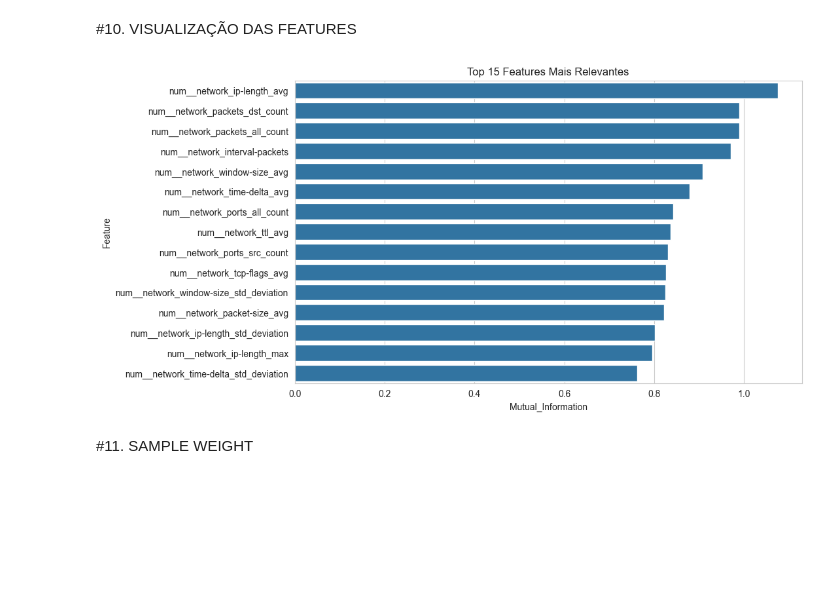
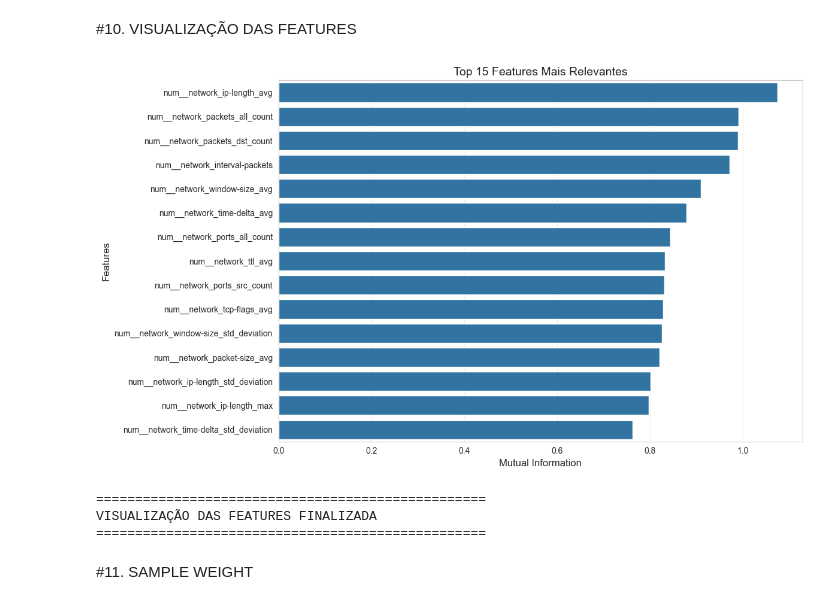
Before and after one commit to Bruno8740/projeto-detect-attack-iiot-rl-multiclasse, a Jupyter notebook: modelo.ipynb, the cells around one changed output. Drawn from its saved outputs; the diff is of its cells as text; code cells hidden in the pictures; blank space fills up the shorter version.

```diff
--- a/modelo.ipynb
+++ b/modelo.ipynb
@@ -540,33 +540,75 @@ display(feature_importance.head(20))
 # %% [markdown]
 #10. VISUALIZAÇÃO DAS FEATURES
 # %%
-"""
-============================================================
 
-OBJETIVO:
-Visualizar top features.
+# TOP FEATURES
+top_features = feature_importance.head(15)
 
-============================================================
-"""
+# FIGURA
+plt.figure(figsize=(12,7))
 
-plt.figure(figsize=(10,6))
 
+# BARPLOT
 sns.barplot(
 
-    data=feature_importance.head(15),
+    data=top_features,
 
     x="Mutual_Information",
 
     y="Feature"
 )
 
+
+# TÍTULO
 plt.title(
-    "Top 15 Features Mais Relevantes"
+
+    "Top 15 Features Mais Relevantes",
+
+    fontsize=14
 )
 
+
+# LABELS
+plt.xlabel(
+
+    "Mutual Information",
+
+    fontsize=12
+)
+
+plt.ylabel(
+
+    "Features",
+
+    fontsize=12
+)
+
+
+# GRID
+plt.grid(
+
+    axis="x",
+
+    linestyle="--",
+
+    alpha=0.4
+)
+
+# AJUSTE FINAL
+plt.tight_layout()
+
+
+# EXIBE
 plt.show()
+
+print("==================================================")
+print("VISUALIZAÇÃO DAS FEATURES FINALIZADA")
+print("==================================================")
 # %% [output]
-[figure, old version]
+[figure, new version]
+==================================================
+VISUALIZAÇÃO DAS FEATURES FINALIZADA
+==================================================
 # %% [markdown]
 #11. SAMPLE WEIGHT
 # %%
```
Also changed, not shown: parts of 23 cells of this notebook.
